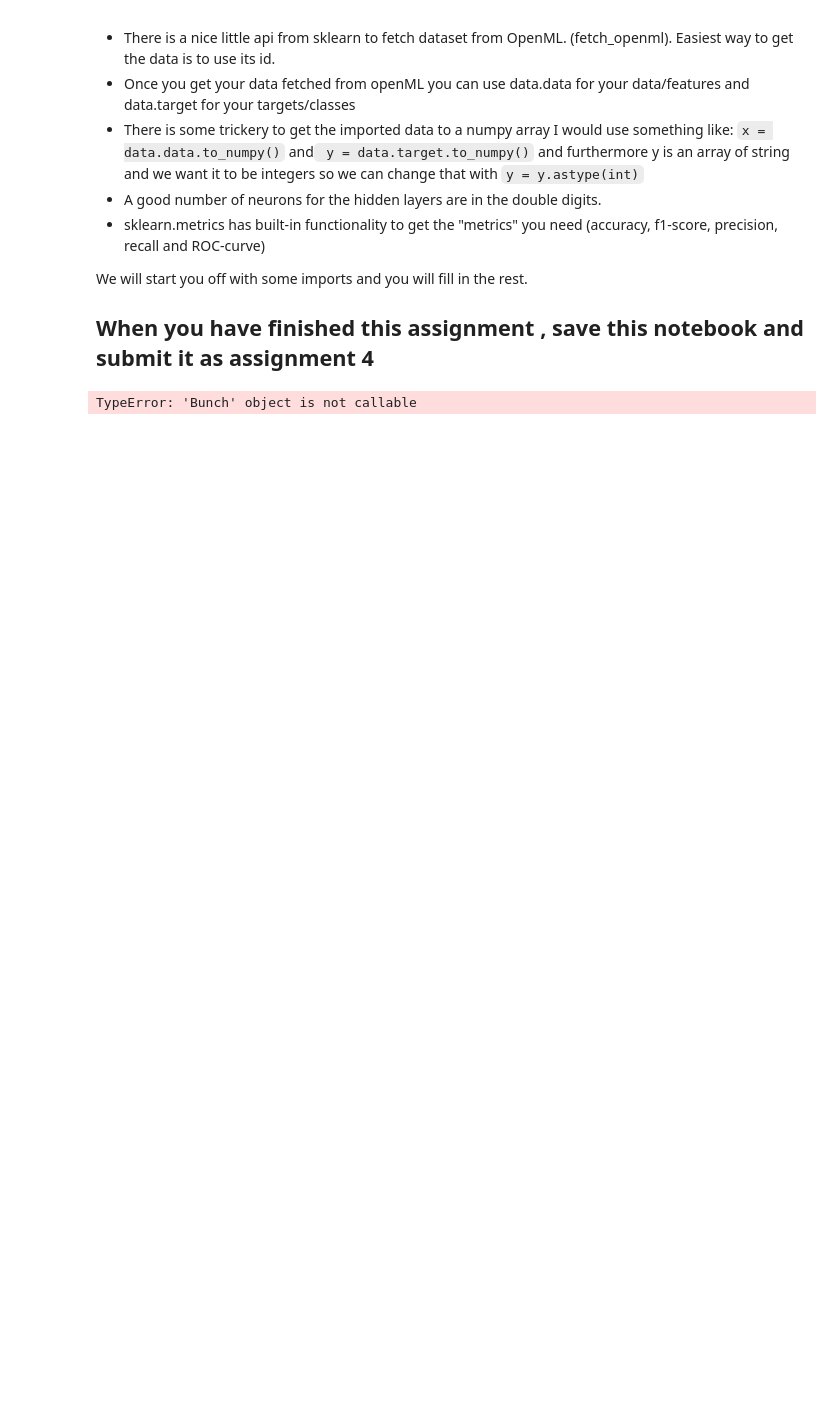
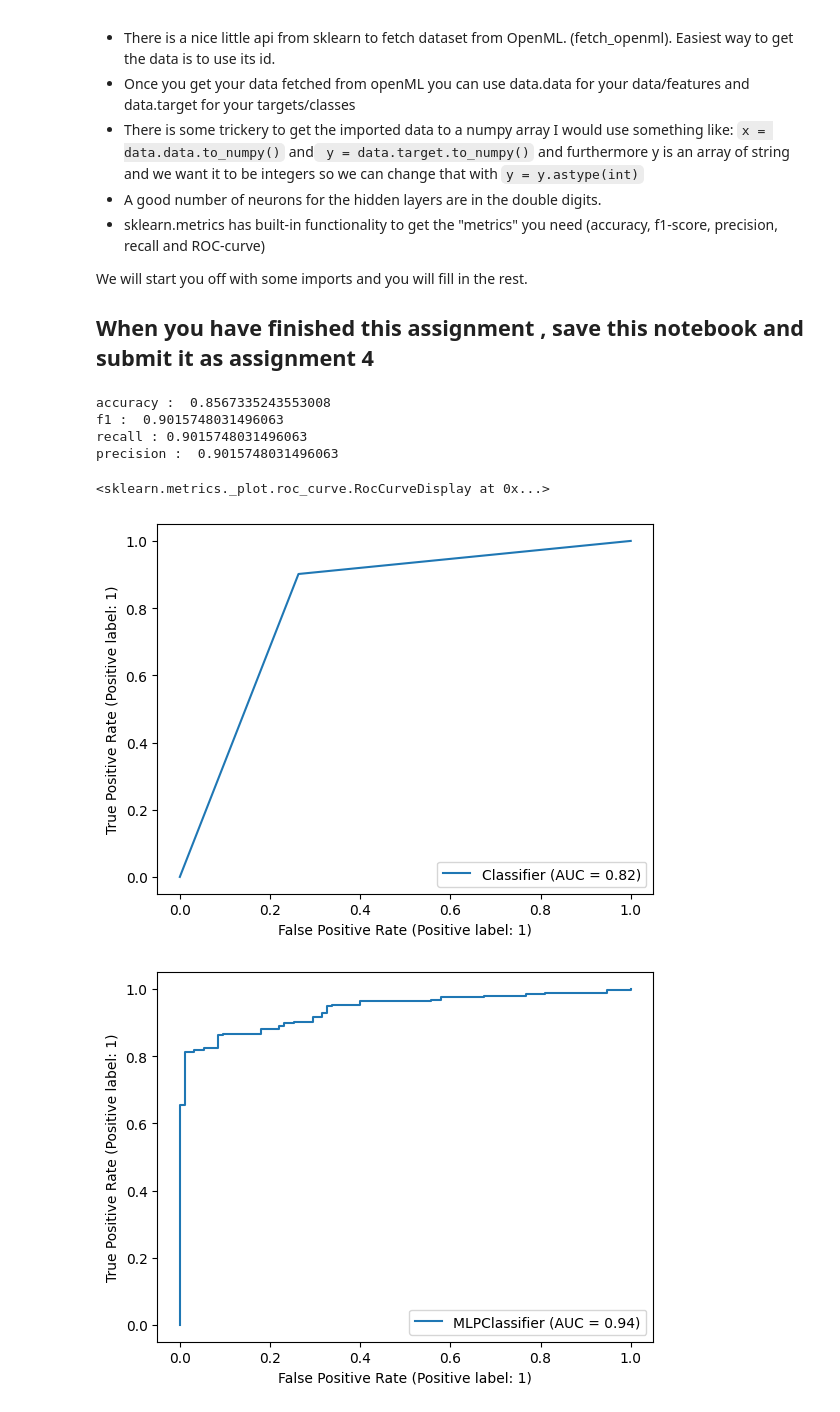
Before and after one commit to albertahnlide/BMEN35_2023, a Jupyter notebook: Session4/BMEN35_Ex12_neural_netorks_assignment4.ipynb, the cells around one changed output. Saved outputs shown, nothing was run; the diff lists cells and outputs as text; code cells hidden in the pictures; blank space fills up the shorter version.

```diff
--- a/Session4/BMEN35_Ex12_neural_netorks_assignment4.ipynb
+++ b/Session4/BMEN35_Ex12_neural_netorks_assignment4.ipynb
@@ -37,10 +37,36 @@ We will start you off with some imports and you will fill in the rest.
 # %%
 from sklearn.datasets import fetch_openml
 import matplotlib.pyplot as plt
 from sklearn.neural_network import MLPClassifier
 from sklearn.metrics import accuracy_score, f1_score, recall_score, precision_score, RocCurveDisplay
 
 data = fetch_openml(data_id = 337)
-print(data)
+
+x = data.data.to_numpy()
+y = data.target.to_numpy().astype(int)
+
+clf = MLPClassifier(hidden_layer_sizes=(50,50), max_iter=1000).fit(x,y)
+predictions = clf.predict(x)
+
+
+accuracy = accuracy_score(y,predictions)
+f1 = f1_score(y,predictions)
+recall = recall_score(y,predictions)
+precision = precision_score(y,predictions)
+
+print("accuracy : ", accuracy)
+print("f1 : ", f1)
+print("recall :", recall)
+print("precision : ", precision)
+
+
+RocCurveDisplay.from_estimator(clf,x,y)
+RocCurveDisplay.from_predictions(y,predictions)
 # %% [output]
-TypeError: 'Bunch' object is not callable
+accuracy :  0.8567335243553008
+f1 :  0.9015748031496063
+recall : 0.9015748031496063
+precision :  0.9015748031496063
+<sklearn.metrics._plot.roc_curve.RocCurveDisplay at 0x...>
+[figure, added]
+[figure, added]
```
